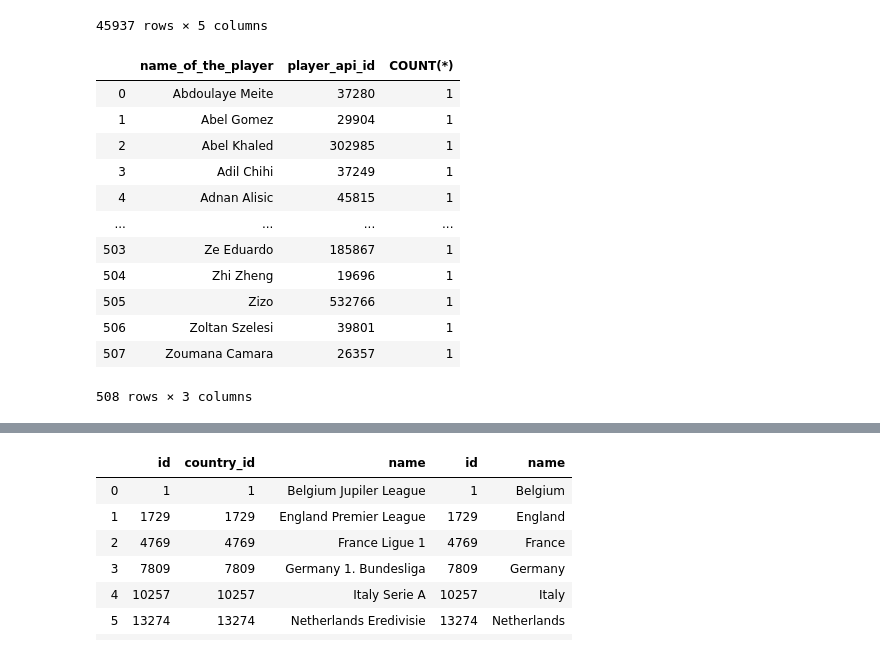
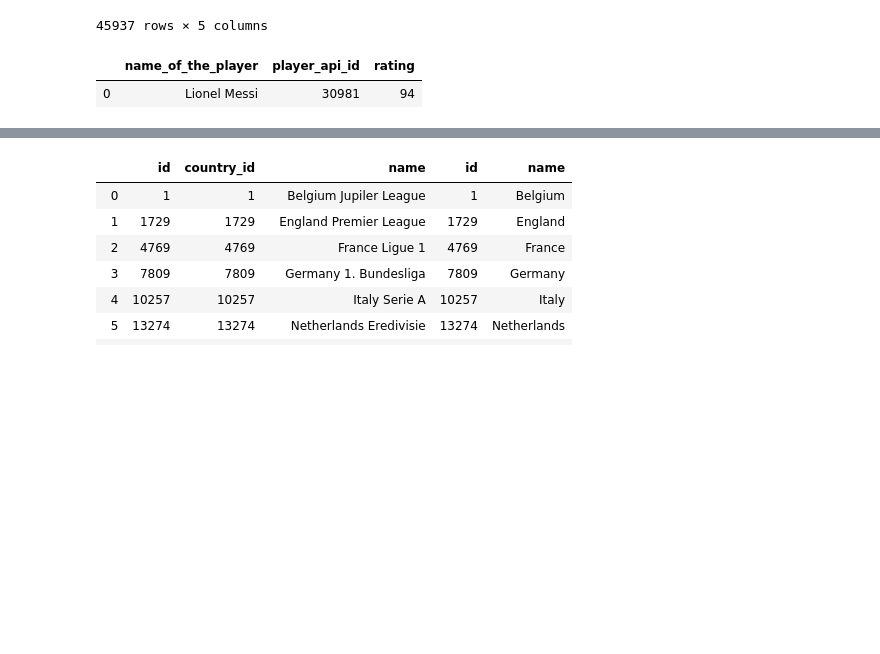
Before and after one commit to riyasql/Football-Data-Analysis-using-Python-and-SQL, a Jupyter notebook: Football Data Analysis using SQL.ipynb, the cells around one changed output, grey strips where cells are left out. Cells and saved outputs as stored; diff of their text form; code cells hidden in the pictures; blank space fills up the shorter version.

```diff
--- a/Football Data Analysis using SQL.ipynb
+++ b/Football Data Analysis using SQL.ipynb
@@ -228,49 +247,38 @@ best_player_rating
 # %%
 best_players_of_2015 = pd.read_sql("""WITH t2 AS (WITH t1 AS (SELECT p.player_name player_name,
                                                                      p.player_api_id,
                                                                      pa.overall_rating best_rating,
                                                                      pa.date,
                                                                      pa.potential,
                                                                      pa.finishing finishing,
                                                                      pa.short_passing,
                                                                      pa.volleys,
                                                                      pa.dribbling,
                                                                      pa.free_kick_accuracy,
                                                                      pa.penalties
                                                                 FROM player p
                                                                 JOIN player_attributes pa
                                                                   ON p.player_api_id = pa.player_api_id
-                                                               WHERE date BETWEEN '2015-01-01' AND '2016-12-31')
+                                                               WHERE date BETWEEN '2015-01-01' AND '2015-12-31')
 
                                                 SELECT t1.player_name name_of_the_player,
                                                        t1.player_api_id,
                                                        t1.best_rating player_rating,
                                                        t1.finishing player_finishing,
                                                        t1.penalties
                                                   FROM t1
                                                  ORDER BY 3 DESC)
 
-                                      SELECT t2.name_of_the_player,
-                                             t2.player_api_id,
-                                             COUNT(*)
+                                      SELECT DISTINCT t2.name_of_the_player,
+                                                      t2.player_api_id,
+                                             MAX(t2.player_rating) rating
                                         FROM t2
-                                       GROUP BY 1,2
-                                      HAVING COUNT(2) = 1;""", conn)
+                                       ORDER BY 3 DESC
+                                       LIMIT 10;""", conn)
 best_players_of_2015
 # %% [output]
-|  | name_of_the_player | player_api_id | COUNT(*) |
-| 0 | Abdoulaye Meite | 37280 | 1 |
-| 1 | Abel Gomez | 29904 | 1 |
-| 2 | Abel Khaled | 302985 | 1 |
-| 3 | Adil Chihi | 37249 | 1 |
-| 4 | Adnan Alisic | 45815 | 1 |
-| ... | ... | ... | ... |
-| 503 | Ze Eduardo | 185867 | 1 |
-| 504 | Zhi Zheng | 19696 | 1 |
-| 505 | Zizo | 532766 | 1 |
-| 506 | Zoltan Szelesi | 39801 | 1 |
-| 507 | Zoumana Camara | 26357 | 1 |
+|  | name_of_the_player | player_api_id | rating |
+| 0 | Lionel Messi | 30981 | 94 |
-508 rows × 3 columns
 # %%
 SELECT t2.name_of_the_player,
                                   t2.player_rating,
```
Also changed, not shown: parts of 5 cells of this notebook.
